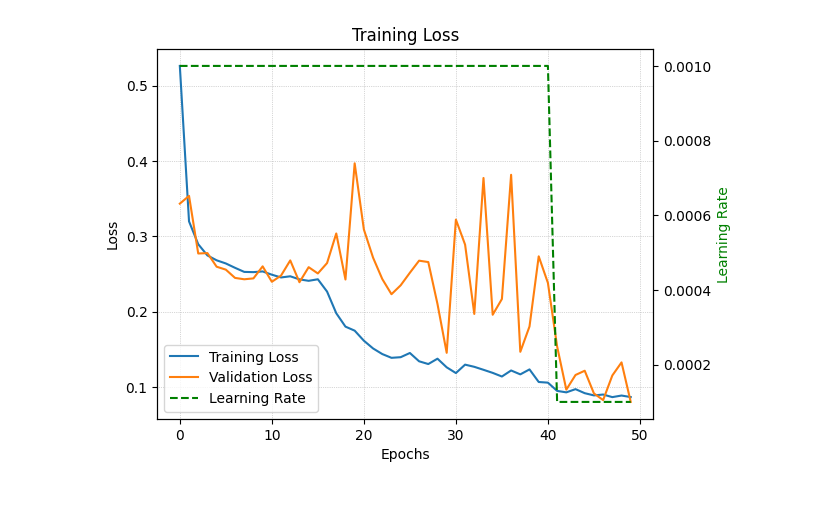
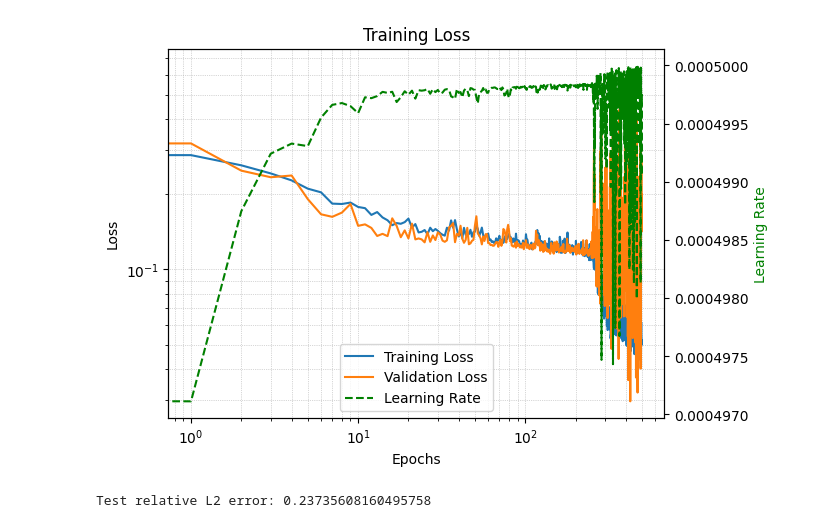
Before and after one commit to benedict-armstrong/FNO-for-Phase-Field-Dynamics, a Jupyter notebook: training.ipynb, the cells around one changed output. Drawn from its saved outputs; the diff is of its cells as text; code cells hidden in the pictures; blank space fills up the shorter version.

```diff
--- a/training.ipynb
+++ b/training.ipynb
@@ -17,7 +20,7 @@ torch.manual_seed(0)
 np.random.seed(0)
 # %%
 BATCH_SIZE = 1024
-DEVICE = "cuda"
+DEVICE = "cuda" if torch.cuda.is_available() else "cpu"
 # %%
 dataset_train = (
     PDEDatasetAll2All("data/train_allen_cahn_fourier.npy", device=DEVICE)
@@ -36,14 +39,15 @@ training_data, validation_data = torch.utils.data.random_split(
 train_data_loader = DataLoader(training_data, batch_size=BATCH_SIZE, shuffle=True)
 val_data_loader = DataLoader(validation_data, batch_size=BATCH_SIZE, shuffle=True)
 # %%
-learning_rate = 0.001
-epochs = 50
-step_size = 10
+learning_rate = 0.0005
+epochs = 500
+step_size = 50
 gamma = 0.5
 # %%
 modes = 16
 width = 64
-fno = FNO1d(modes, width).to(DEVICE)  # model
+layers = 4
+fno = FNO1d(modes, width, layers).to(DEVICE)  # model
 # %%
 optimizer = Adam(fno.parameters(), lr=learning_rate, weight_decay=1e-5)
 # scheduler = torch.optim.lr_scheduler.ReduceLROnPlateau(optimizer, 'min', patience=10)
@@ -103,21 +107,21 @@ for epoch in progress_bar:
 # %%
 fig, ax1 = plt.subplots()
 ax2 = ax1.twinx()
 
-l1 = ax1.plot(metrics["training_loss"], label="Training Loss")
-l2 = ax1.plot(metrics["validation_loss"], label="Validation Loss")
+l1 = ax1.loglog(metrics["training_loss"], label="Training Loss")
+l2 = ax1.loglog(metrics["validation_loss"], label="Validation Loss")
 l3 = ax2.plot(metrics["lr"], label="Learning Rate", color="green", linestyle="--")
 
 ax1.set_xlabel("Epochs")
 ax1.set_ylabel("Loss")
 ax2.set_ylabel("Learning Rate", color="green")
 plt.title("Training Loss")
 
 plt.legend(l1 + l2 + l3, [line.get_label() for line in l1 + l2 + l3])
 ax1.grid(True, which="both", ls=":", linewidth=0.5)
 plt.show()
 # %% [output]
-[figure, old version]
+[figure, new version]
 # %%
 time_pairs = [(0, 1), (0, 2), (0, 3), (0, 4)]
 dataset_test = (
@@ -132,3 +136,19 @@ dataset_test = (
     )
 )
 test_data_loader = DataLoader(dataset_test, batch_size=BATCH_SIZE, shuffle=True)
+# %%
+fno.eval()
+progress_bar = tqdm.tqdm(test_data_loader)
+
+with torch.no_grad():
+    test_relative_l2 = 0.0
+    for i, (dt, eps, input, target) in enumerate(progress_bar):
+        prediction = fno(input, dt, eps).squeeze(-1)
+
+        loss = relative_l2_error(prediction, target)
+        test_relative_l2 += loss.item()
+    test_relative_l2 /= len(test_data_loader)
+
+print(rf"Test relative L2 error: {test_relative_l2}")
+# %% [output]
+Test relative L2 error: 0.23735608160495758
```
Also changed, not shown: parts of 5 cells of this notebook, 10 other files.
